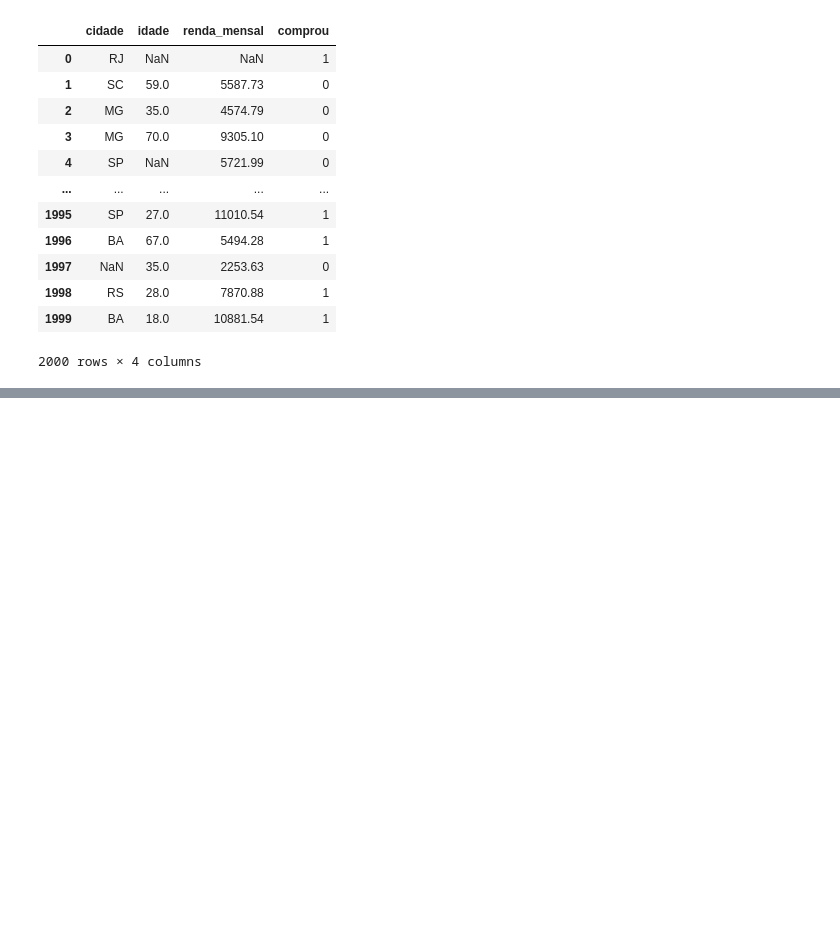
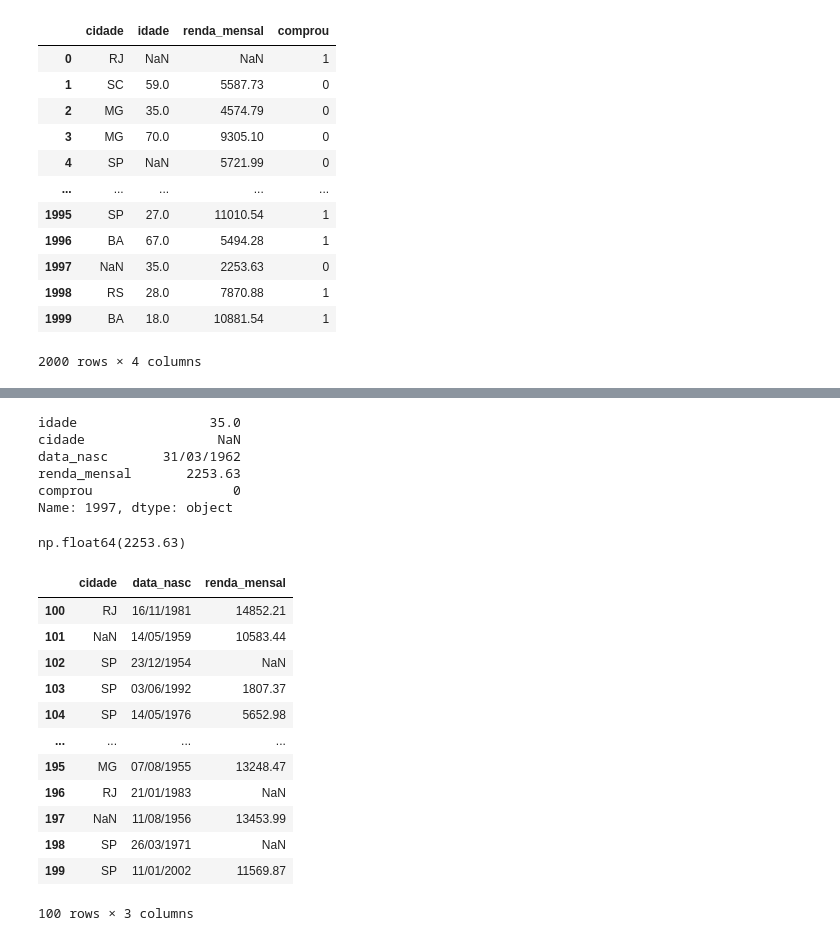
Before and after one commit to CaioHarrys/CURSO-PYTHON-IA, a Jupyter notebook: DataSet_Clientes_Completos/clientes_completos.ipynb, the cells around one changed output, grey strips where cells are left out. Drawn from its saved outputs; the diff is of its cells as text; code cells hidden in the pictures; blank space fills up the shorter version.

```diff
--- a/DataSet_Clientes_Completos/clientes_completos.ipynb
+++ b/DataSet_Clientes_Completos/clientes_completos.ipynb
@@ -329,0 +357,32 @@ df_sem_nome
+# %%
+# busca feita pela linha 1997, primeiro linha depois coluna.
+df_completo3.loc[1997]
+# %% [output]
+idade                 35.0
+cidade                 NaN
+data_nasc       31/03/1962
+renda_mensal       2253.63
+comprou                  0
+Name: 1997, dtype: object
+# %%
+#
+df_completo3.loc[1997, 'renda_mensal']
+# %% [output]
+np.float64(2253.63)
+# %%
+# ILOC
+df_completo3.iloc[100:200,1:4]
+# %% [output]
+|  | cidade | data_nasc | renda_mensal |
+| 100 | RJ | 16/11/1981 | 14852.21 |
+| 101 | NaN | 14/05/1959 | 10583.44 |
+| 102 | SP | 23/12/1954 | NaN |
+| 103 | SP | 03/06/1992 | 1807.37 |
+| 104 | SP | 14/05/1976 | 5652.98 |
+| ... | ... | ... | ... |
+| 195 | MG | 07/08/1955 | 13248.47 |
+| 196 | RJ | 21/01/1983 | NaN |
+| 197 | NaN | 11/08/1956 | 13453.99 |
+| 198 | SP | 26/03/1971 | NaN |
+| 199 | SP | 11/01/2002 | 11569.87 |
+100 rows × 3 columns
```
Also changed, not shown: parts of 3 cells of this notebook, 1 other file.
